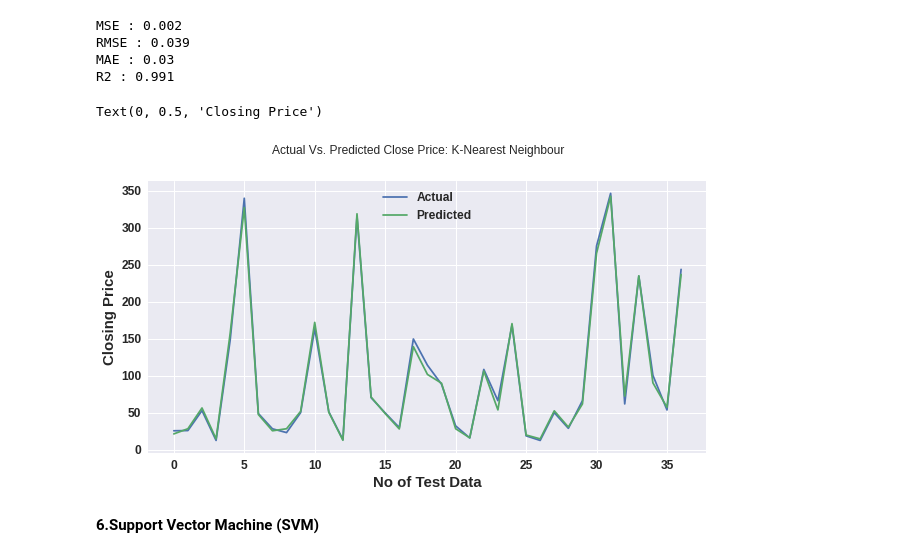
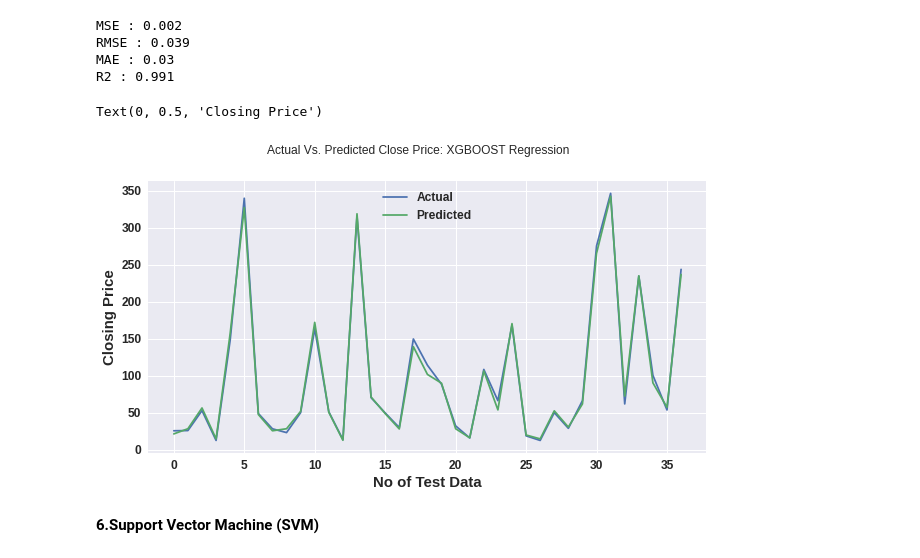
Before and after one commit to priyabodke41/Regression_capstone_project, a Jupyter notebook: Regression_capstone_project.ipynb, the cells around one changed output. Saved outputs shown, nothing was run; the diff lists cells and outputs as text; code cells hidden in the pictures.

```diff
--- a/Regression_capstone_project.ipynb
+++ b/Regression_capstone_project.ipynb
@@ -38,7 +38,7 @@ drive.mount('/content/drive')
 # %% [output]
 Drive already mounted at /content/drive; to attempt to forcibly remount, call drive.mount("/content/drive", force_remount=True).
 # %%
-stockdata= pd.read_csv("/content/drive/MyDrive/Colab Notebooks/data_YesBank_StockPrices (1).csv")
+stockdata= pd.read_csv("/content/drive/MyDrive/Colab Notebooks/capston project 2/data_YesBank_StockPrices (1).csv")
 stockdata
 # %% [output]
 |  | Date | Open | High | Low | Close |
@@ -528,14 +528,14 @@ R2 : 0.991
 # %%
 plt.figure(figsize=(10,5))
 plt.plot(10**(np.array(y_test)))
 plt.plot(10**(y_pred_xgb))
-plt.suptitle('Actual Vs. Predicted Close Price: K-Nearest Neighbour')
+plt.suptitle('Actual Vs. Predicted Close Price: XGBOOST Regression')
 plt.legend(['Actual','Predicted'])
 plt.xlabel('No of Test Data')
 plt.ylabel('Closing Price')
 # %% [output]
 Text(0, 0.5, 'Closing Price')
-[figure, old version]
+[figure, new version]
 # %% [markdown]
 **6.Support Vector Machine (SVM)**
 # %%
```
Also changed, not shown: parts of 3 cells of this notebook.
